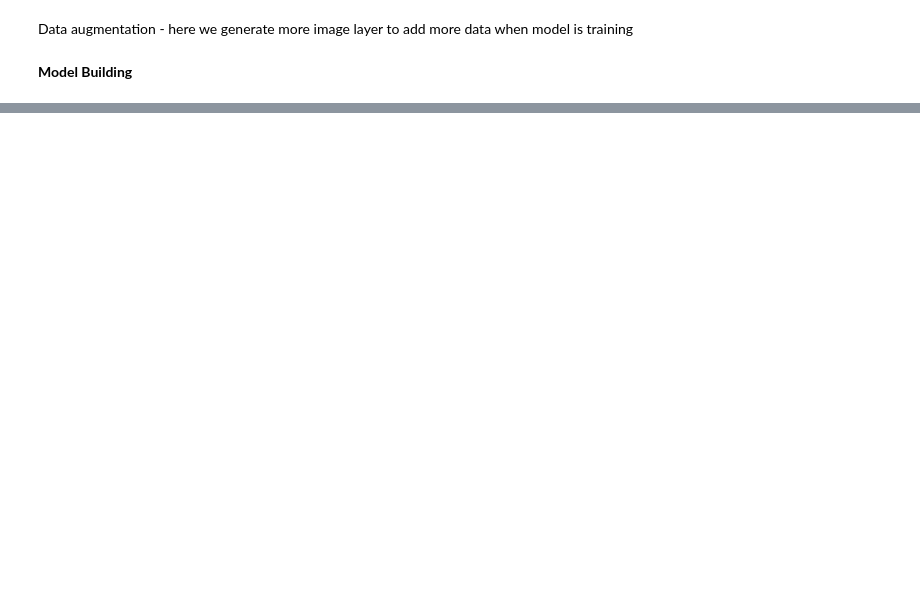
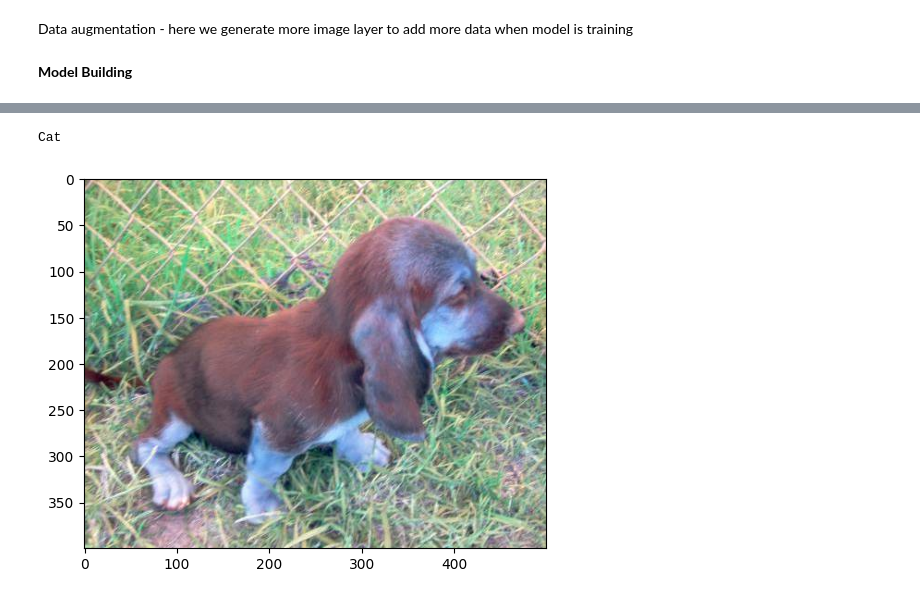
Before and after one commit to sankadesh/tensorflow-image-classifier-prototype, a Jupyter notebook: notebooks/model.ipynb, the cells around one changed output, grey strips where cells are left out. Cells and saved outputs as stored; diff of their text form; code cells hidden in the pictures; blank space fills up the shorter version.

```diff
--- a/notebooks/model.ipynb
+++ b/notebooks/model.ipynb
@@ -188,0 +378,13 @@ model.add(tf.keras.layers.Dense(1, activation='sigmoid'))
+# %%
+if y_hat > 0.5:
+  print('Dog')
+else:
+  print('Cat')
+# %% [output]
+Cat
+# %%
+image2 =cv2.imread('/content/cats-and-dogs-image-dataset/dataset/test_set/dogs/dog.4009.jpg')
+plt.imshow(image2)
+plt.show()
+# %% [output]
+[figure, added]
```
Also changed, not shown: parts of 29 cells of this notebook.
